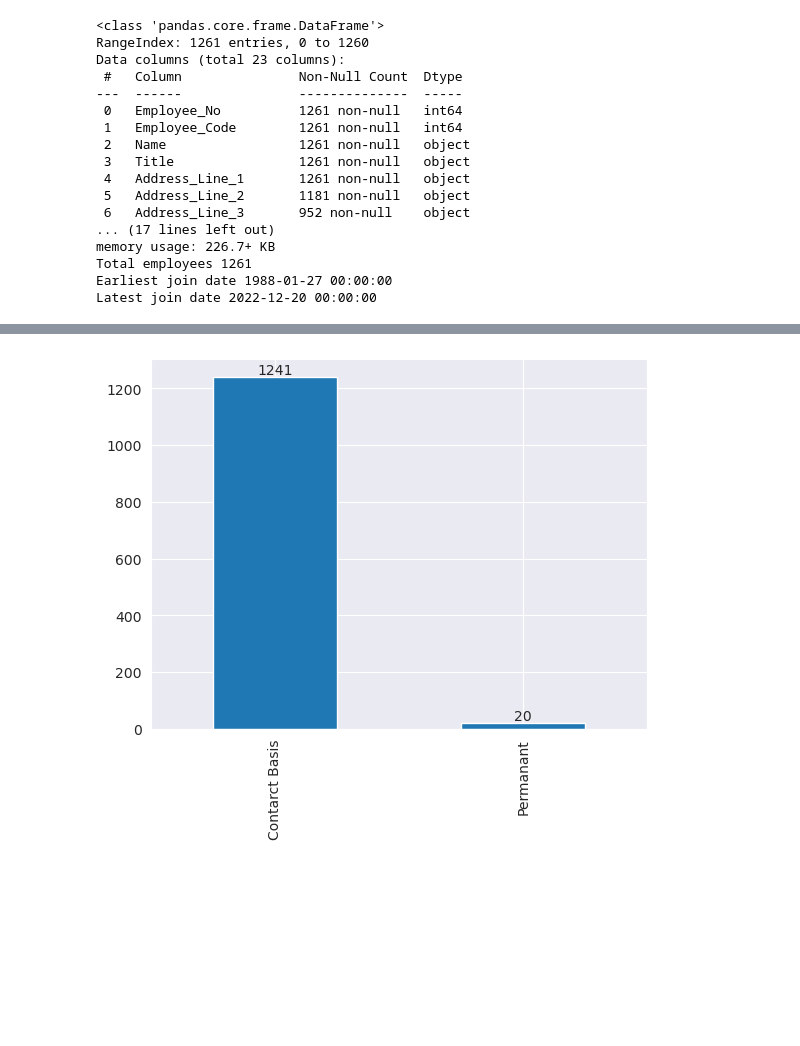
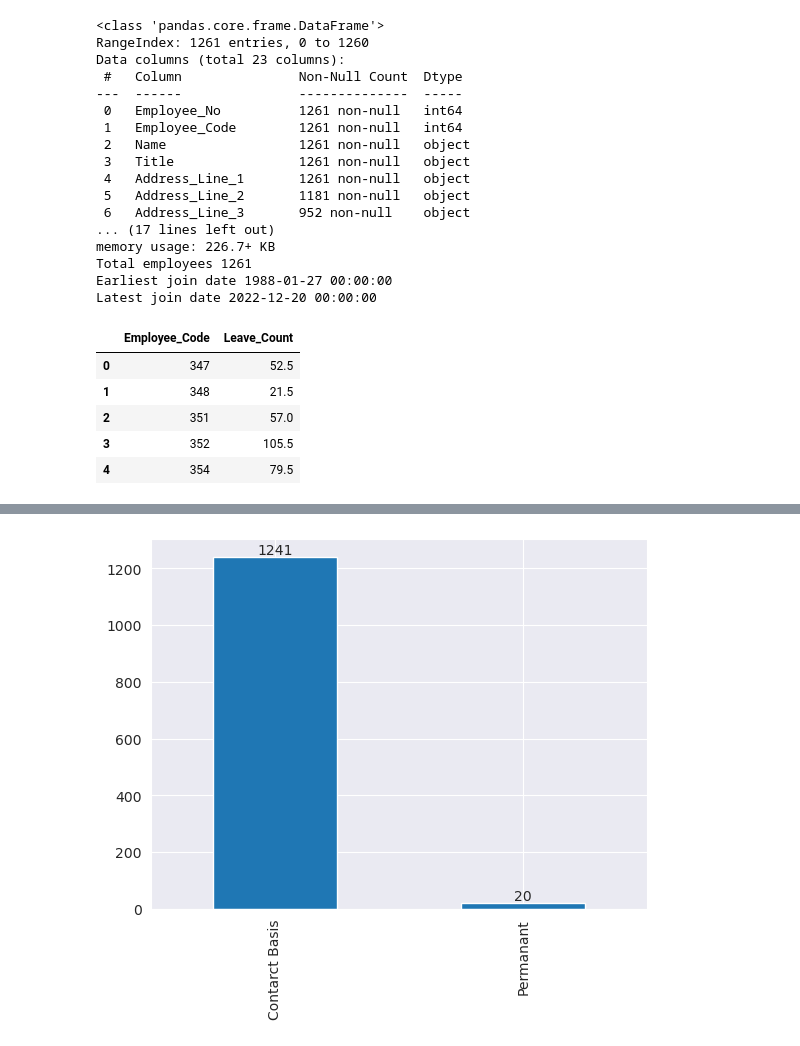
Before and after one commit to pcperera/attrition, a Jupyter notebook: descriptive-employee.ipynb, the cells around one changed output, grey strips where cells are left out. Drawn from its saved outputs; the diff is of its cells as text; code cells hidden in the pictures; blank space fills up the shorter version.

```diff
--- a/descriptive-employee.ipynb
+++ b/descriptive-employee.ipynb
@@ -28,22 +28,29 @@ Total employees 1261
 Earliest join date 1988-01-27 00:00:00
 Latest join date 2022-12-20 00:00:00
 # %%
-# Read leaves dataset
+# Read leaves dataset, filter out special leave categories.
 df_leaves = pd.read_csv('data/leaves_clean.csv')
 df_leaves = df_leaves.rename(columns={'Employee_No': 'Employee_Code',
                                       'leave_date': 'Leave_Date',
                                       'Type': 'Leave_Factor',
                                       'Applied Date': 'Applied_Date',
                                       'leave_leave_date': 'Lieu_Leave_Date',
                                       'Remarks': 'Remarks',
                                       'apply_type': 'Leave_Category'})
 df_leaves_type_map = {'Half Day': 0.5, 'Full Day': 1}
 df_leaves['Leave_Factor'] = df_leaves['Leave_Factor'].map(df_leaves_type_map)
-df_leaves_non_lieu = pd.DataFrame(df_leaves.loc[df_leaves['Leave_Category'] != 'Liue Leave'])
+df_leaves_legit = pd.DataFrame(df_leaves.loc[(df_leaves['Leave_Category'] != 'Liue Leave') & (df_leaves['Leave_Category'] != 'Curfew') & (df_leaves['Leave_Category'] != 'Sat Holiday')])
 df_leaves_summary_temp = df_leaves.groupby('Employee_Code')['Leave_Factor'].sum()
 df_leaves_summary = pd.DataFrame({'Employee_Code': df_leaves_summary_temp.index, 'Leave_Count':  df_leaves_summary_temp.values})
-#df_leaves_summary.info()
+df_leaves_summary.head()
 #df_leaves_summary
+# %% [output]
+|  | Employee_Code | Leave_Count |
+| 0 | 347 | 52.5 |
+| 1 | 348 | 21.5 |
+| 2 | 351 | 57.0 |
+| 3 | 352 | 105.5 |
+| 4 | 354 | 79.5 |
 # %%
 # Group two datasets
 
```
Also changed, not shown: parts of 4 cells of this notebook.
